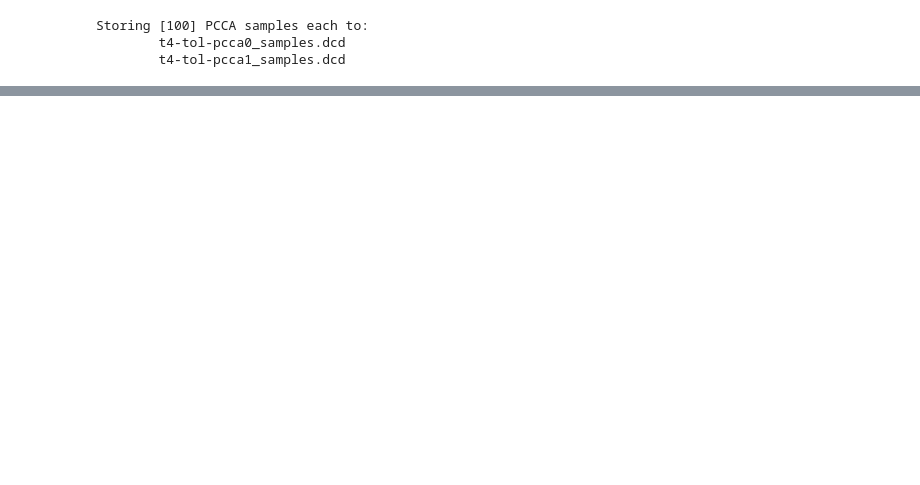
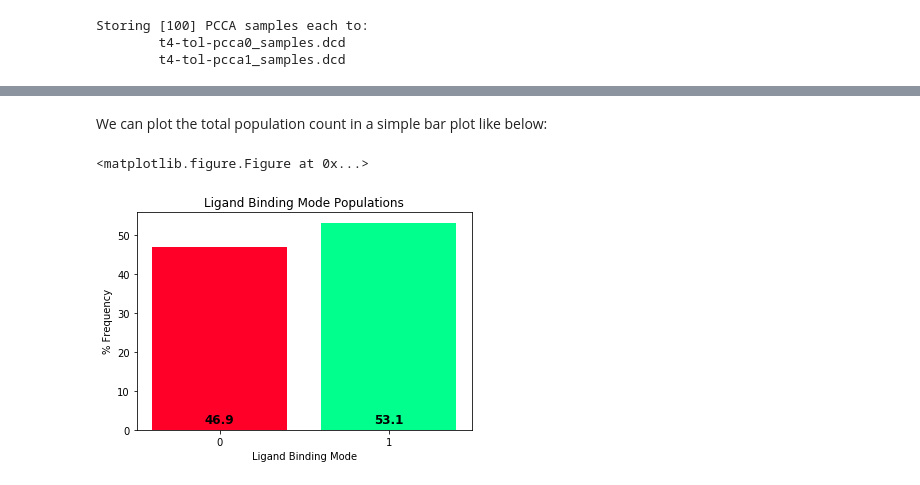
Before and after one commit to MobleyLab/blues, a Jupyter notebook: notebooks/example-id_bmodes.ipynb, the cells around one changed output, grey strips where cells are left out. Drawn from its saved outputs; the diff is of its cells as text; code cells hidden in the pictures; blank space fills up the shorter version.

```diff
--- a/notebooks/example-id_bmodes.ipynb
+++ b/notebooks/example-id_bmodes.ipynb
@@ -185,7 +204,6 @@ the  class with the path of the single trajectory file you wish to analyze.
 # %%
 from blues.analysis import population
 # %%
-bmo = population.BindingModeOccupancy(molid='t4-tol',
-                            trajfile=trajfiles,
-                            tica_coord=fbm.data.tica_coordinates[0],
+bmp = population.BindingModePopulation(molid='t4-tol',
+                            n_clusters=n_clusters,
                             time_per_frame=0.03)
@@ -213,0 +215,9 @@ bmo.calcOccupancy(pcca_centers, pcca_labels)
+# %%
+traj_populations = bmp.calcPopulation(traj_cluster_labels)
+# %% [markdown]
+We can plot the total population count in a simple bar plot like below:
+# %%
+bmp.barplotPopulation(n_clusters, traj_populations)
+# %% [output]
+<matplotlib.figure.Figure at 0x...>
+[figure, added]
```
Also changed, not shown: parts of 25 cells of this notebook, 1 other file.
